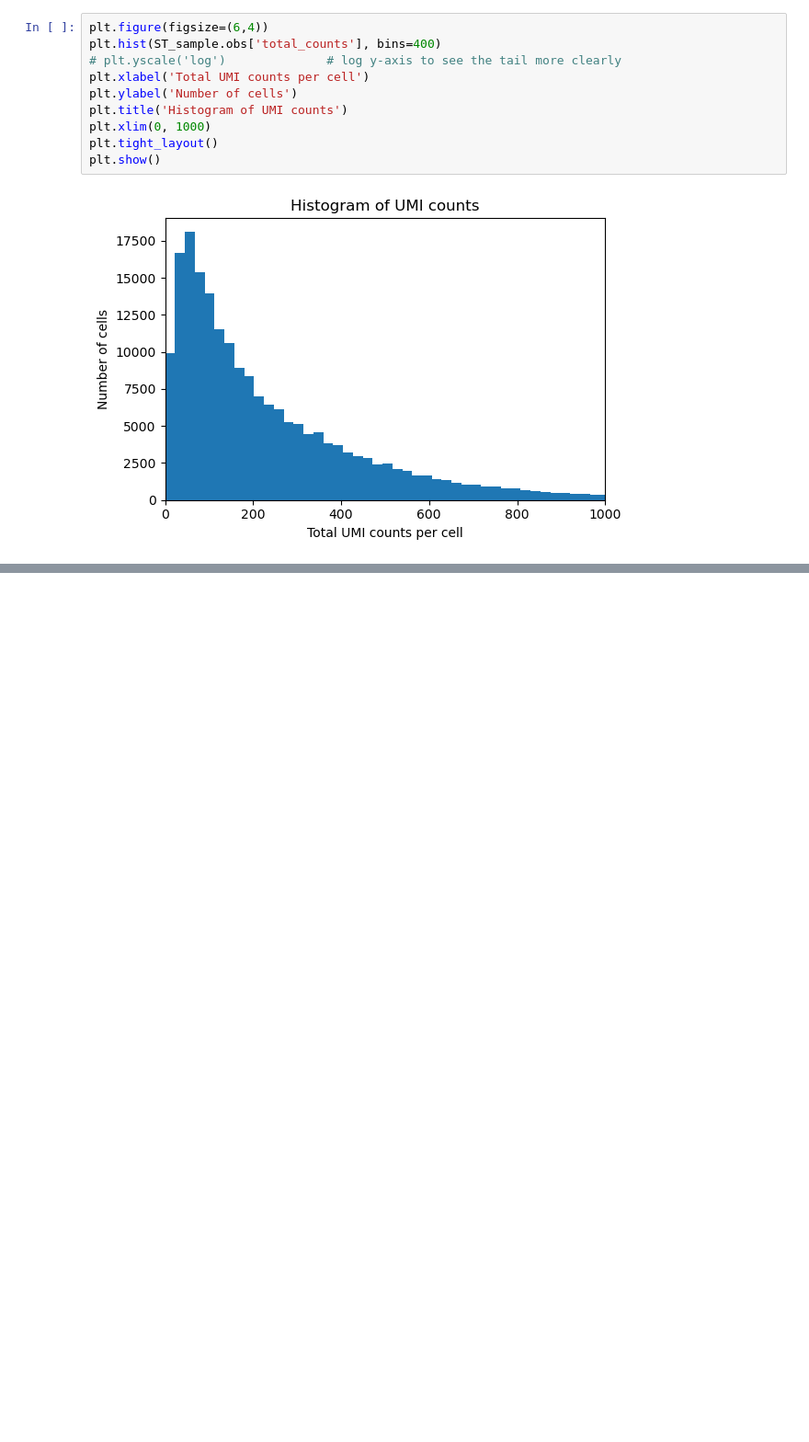
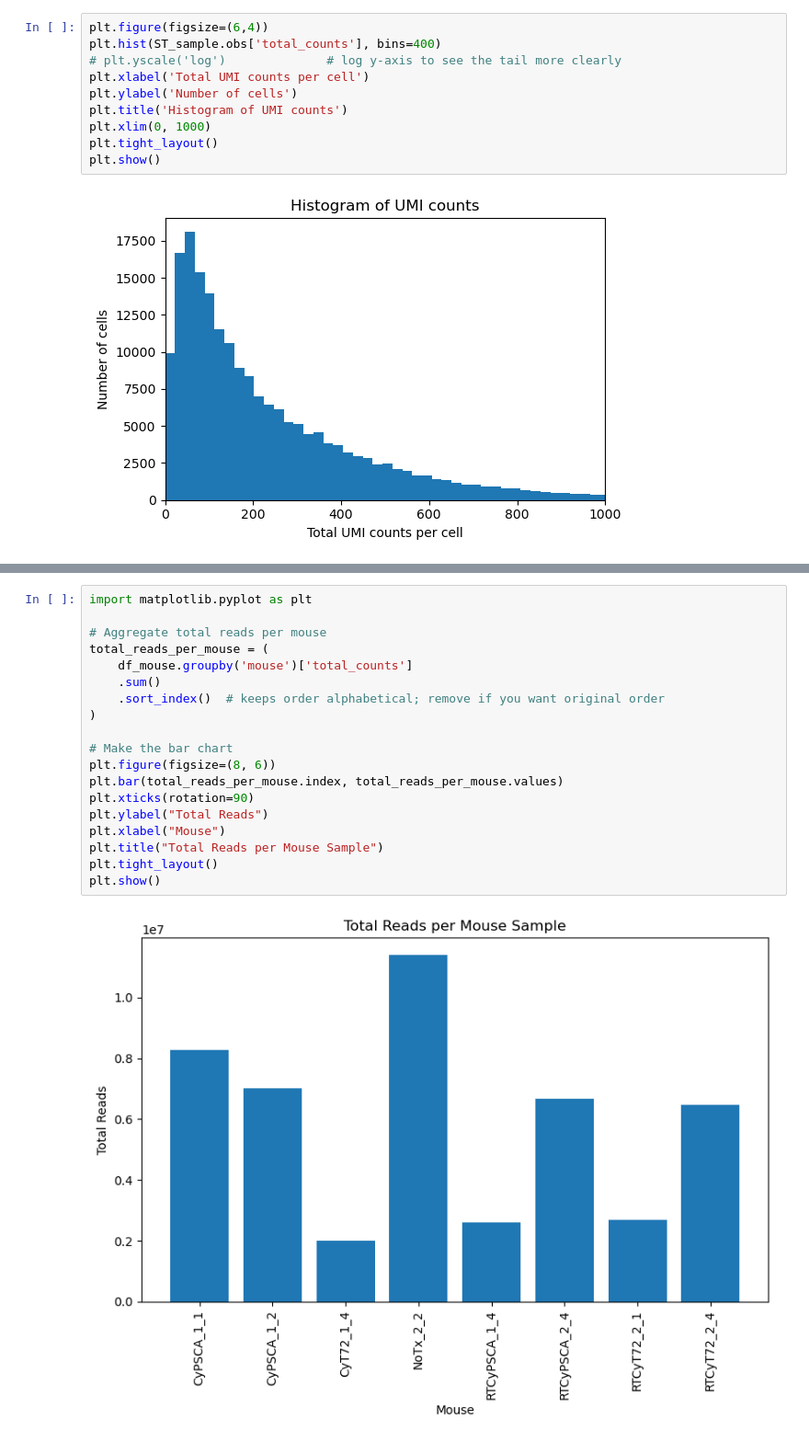
Before and after one commit to Li-Lab-COH/Spatial_CAR_T, a Jupyter notebook: Clustering/QC_Figures.ipynb, the cells around one changed output, grey strips where cells are left out. Shown at 92% size. Saved outputs shown, nothing was run; the diff lists cells and outputs as text; blank space fills up the shorter version.

```diff
--- a/Clustering/QC_Figures.ipynb
+++ b/Clustering/QC_Figures.ipynb
@@ -90,0 +159,21 @@ plt.show()
+# %%
+import matplotlib.pyplot as plt
+
+# Aggregate total reads per mouse
+total_reads_per_mouse = (
+    df_mouse.groupby('mouse')['total_counts']
+    .sum()
+    .sort_index()  # keeps order alphabetical; remove if you want original order
+)
+
+# Make the bar chart
+plt.figure(figsize=(8, 6))
+plt.bar(total_reads_per_mouse.index, total_reads_per_mouse.values)
+plt.xticks(rotation=90)
+plt.ylabel("Total Reads")
+plt.xlabel("Mouse")
+plt.title("Total Reads per Mouse Sample")
+plt.tight_layout()
+plt.show()
+# %% [output]
+[figure, added]
```
Also changed, not shown: parts of 12 cells of this notebook, 12 other files.
